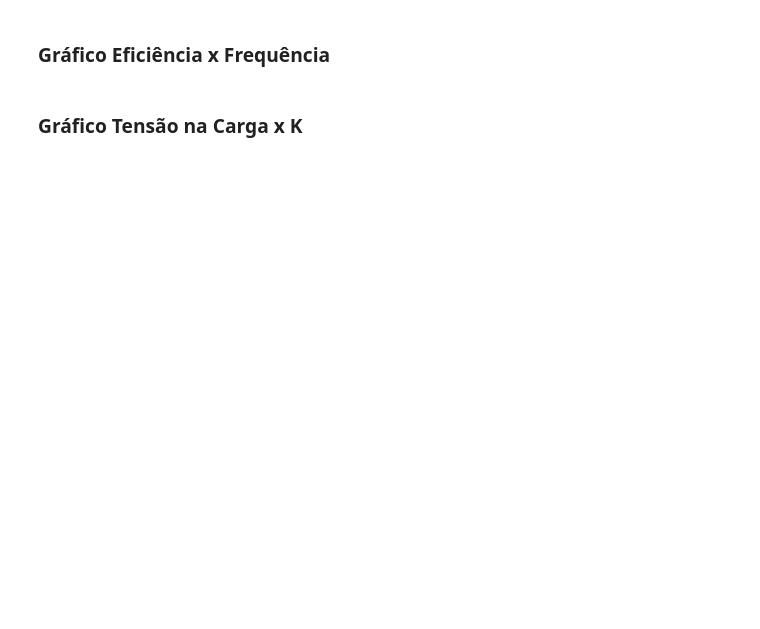
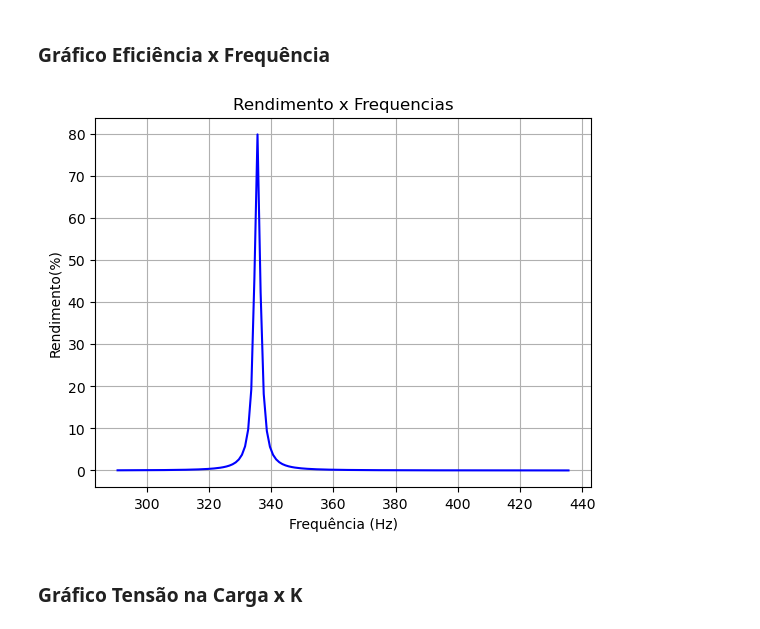
Before and after one commit to PedroPauloMorenoCamargo/Projeto_Eletromag, a Jupyter notebook: Parte_Teórica.ipynb, the cells around one changed output. Saved outputs shown, nothing was run; the diff lists cells and outputs as text; code cells hidden in the pictures; blank space fills up the shorter version.

```diff
--- a/Parte_Teórica.ipynb
+++ b/Parte_Teórica.ipynb
@@ -135,4 +171,13 @@ plt.show()
 # %% [markdown]
 ### Gráfico Eficiência x Frequência
+# %%
+plt.plot(Lista_Frequencias,lista_ganho,'b')
+plt.title('Rendimento x Frequencias')
+plt.ylabel("Rendimento(%)")
+plt.xlabel("Frequência (Hz)")
+plt.grid(True)
+plt.show()
+# %% [output]
+[figure, added]
 # %% [markdown]
 ### Gráfico Tensão na Carga x K
```
Also changed, not shown: parts of 10 cells of this notebook.
